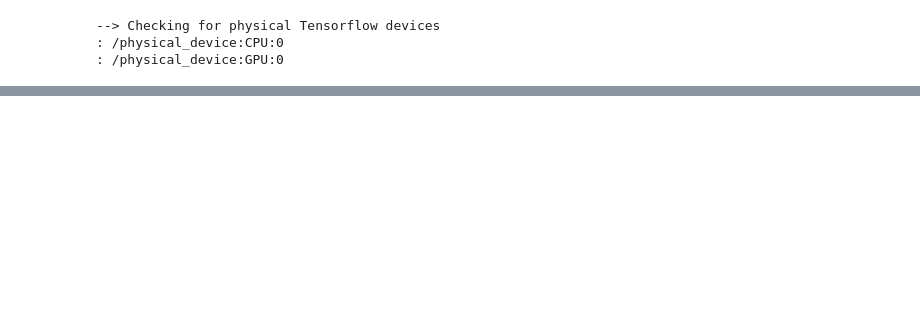
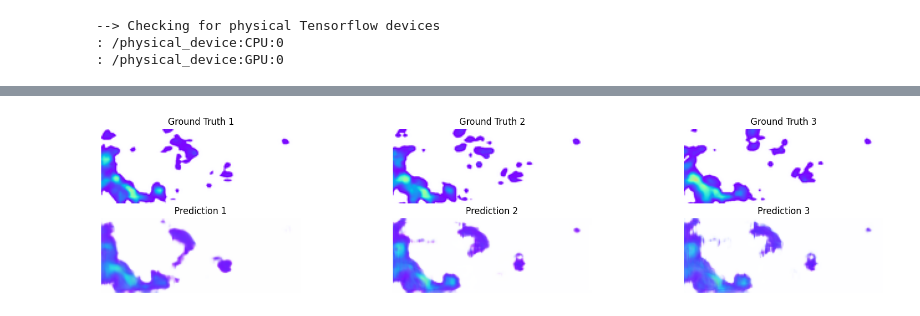
Before and after one commit to cagdastari/ConvLstm-Precipitation-Nowcast, a Jupyter notebook: convlstm-next-frame-predict.ipynb, the cells around one changed output, grey strips where cells are left out. Cells and saved outputs as stored; diff of their text form; code cells hidden in the pictures; blank space fills up the shorter version.

```diff
--- a/convlstm-next-frame-predict.ipynb
+++ b/convlstm-next-frame-predict.ipynb
@@ -168,0 +173,8 @@ predictions(m,xtest,ytest)
+# %%
+m.save('model_weights')
+
+from tensorflow.keras.models import load_model
+model = load_model('/kaggle/working/model_weights')
+# %%
+predictions(model,xtest,ytest)
+# %% [output]
@@ -168,0 +183 @@ predictions(m,xtest,ytest)
+[figure, added]
```
Also changed, not shown: parts of 9 cells of this notebook.
